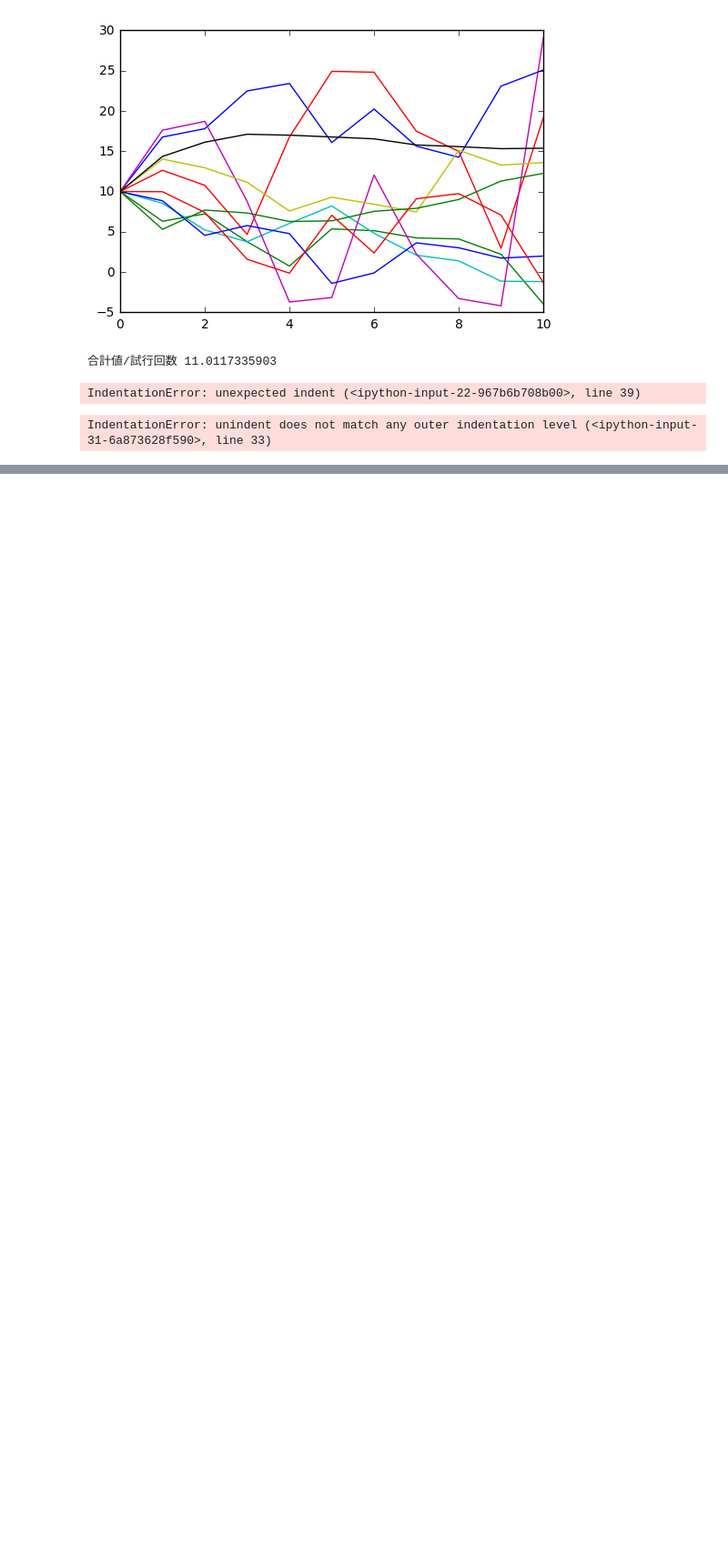
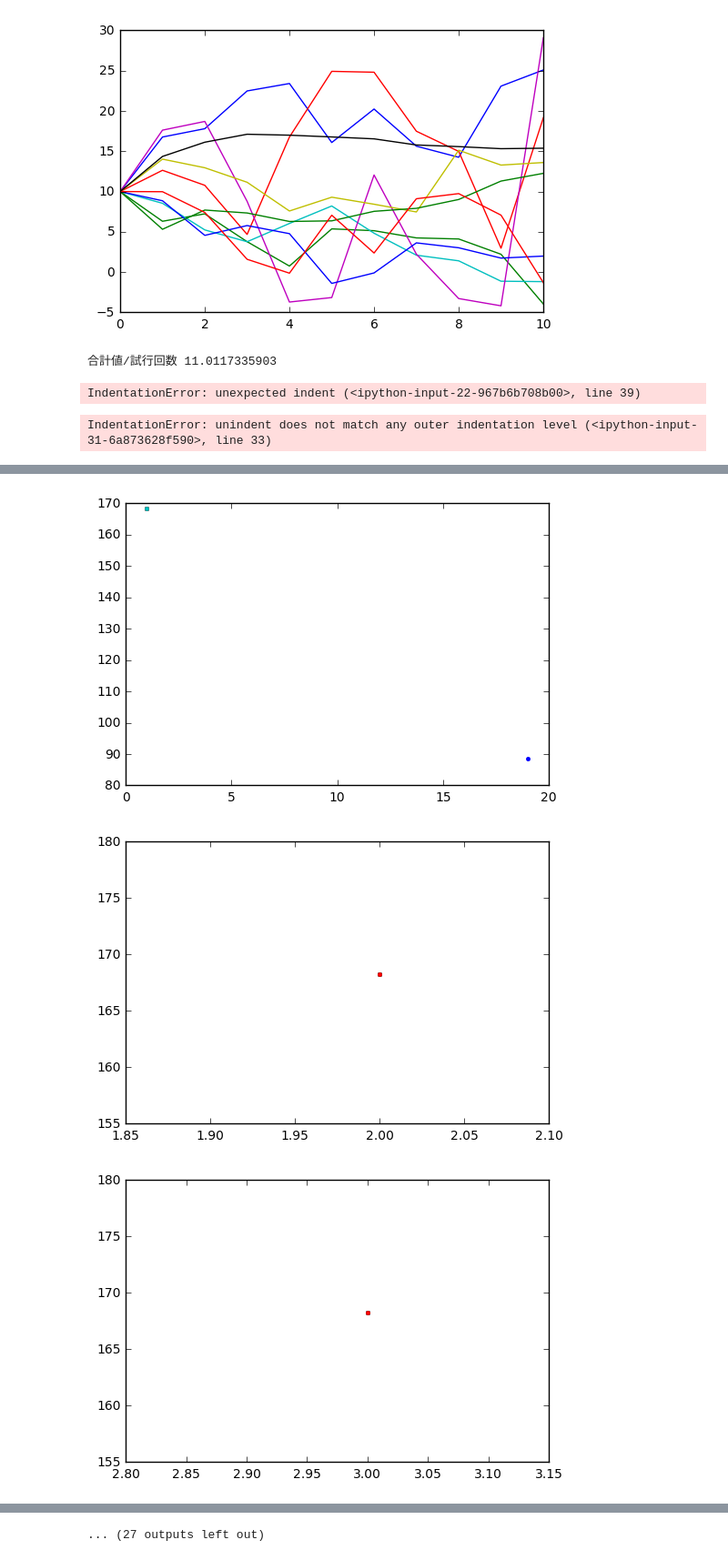
Before and after one commit to tomohiromatsumoto/SABRmodel_HBM, a Jupyter notebook: notebook2/HBM.py.ipynb, the cells around one changed output, grey strips where cells are left out. Shown at 91% size. Saved outputs shown, nothing was run; the diff lists cells and outputs as text; code cells hidden in the pictures; blank space fills up the shorter version.

```diff
--- a/notebook2/HBM.py.ipynb
+++ b/notebook2/HBM.py.ipynb
@@ -478,0 +606,55 @@ print("合計値/試行回数",sum/num_mc )
+# %%
+import numpy as np
+import matplotlib.pyplot as plt
+import pandas as pd
+import pylab as pl
+import matplotlib as mpl
+
+
+num_sims = 1 #試行回数
+num_mc = 10
+#N        = 11#分割回数
+y_init = 10
+t_init = 0
+q_init = 10
+t_end  = 11
+c_sig = 0.3
+
+for N in range(1,40):
+    def sig(y, t):
+        return c_sig
+    dt   = float(t_end - t_init) / N
+    dW1   = lambda dt: np.random.normal (loc = 0.0, scale = np.sqrt(dt))
+    dW2   = lambda dt: np.random.normal (loc = 0.0, scale = np.sqrt(dt))
+    t    = np.arange(t_init, t_end, dt)
+    y    = np.zeros(N)
+    q    = np.zeros(N)
+    y[0] = y_init
+    q[0] = q_init
+    #for N in range(1,12):
+    for j in range(num_mc):
+        #for i in range(num_sims):
+            for i in range(1, N):
+                b = sig(y[i-1], (i-1) * dt)
+                y[i] = y[i-1] +y[i-1]*b * dW1(dt)
+                q[i] = q[i-1] +y[i-1]*b * dW2(dt)
+                def f(j):
+                    return j/2
+                def sigma(func, frm, to):
+                    result = 0 #答えの受け皿
+                    for k in range (frm, to+1):
+                        result += func(k)
+                        sum
+                        for x in [q[N-1]]:
+                            sum = sum + x
+                            sum
+            plt.plot(N, sum/num_mc, '.')
+    plt.show()
+
+#plt.plot(N, sum)
+
+#plt.show()
+# %% [output]
+[figure, added]
+[figure, added]
+[figure, added]
@@ -478,0 +670 @@ print("合計値/試行回数",sum/num_mc )
+... (27 outputs left out)
```
Also changed, not shown: parts of 19 cells of this notebook, 8 other files.
